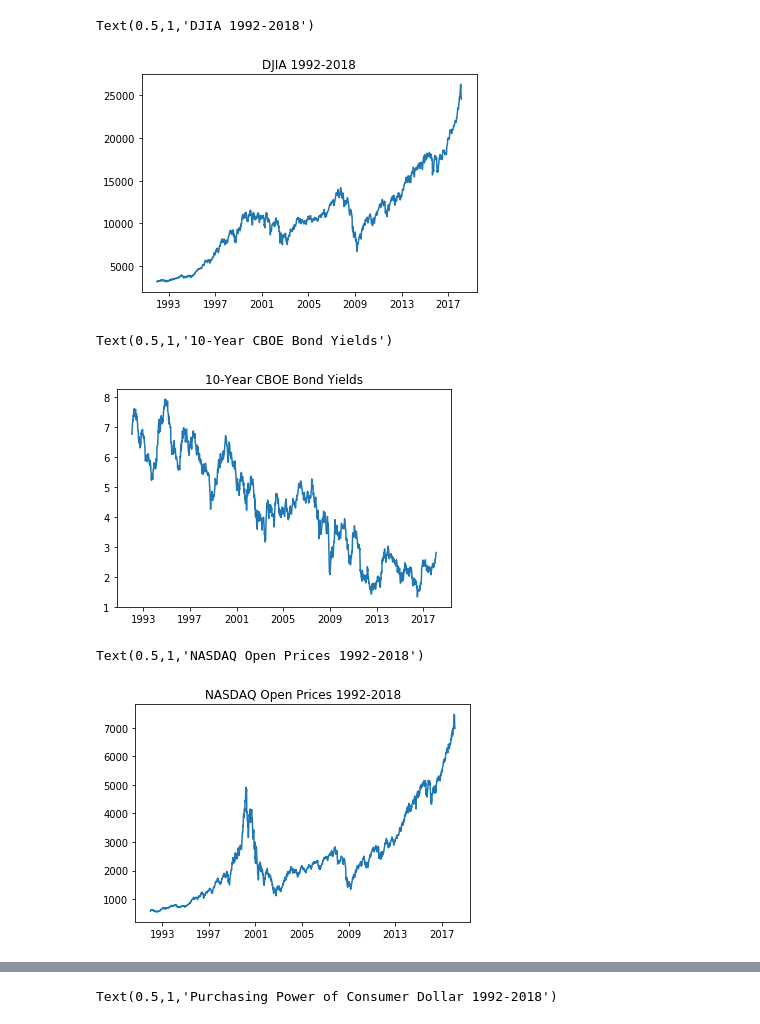
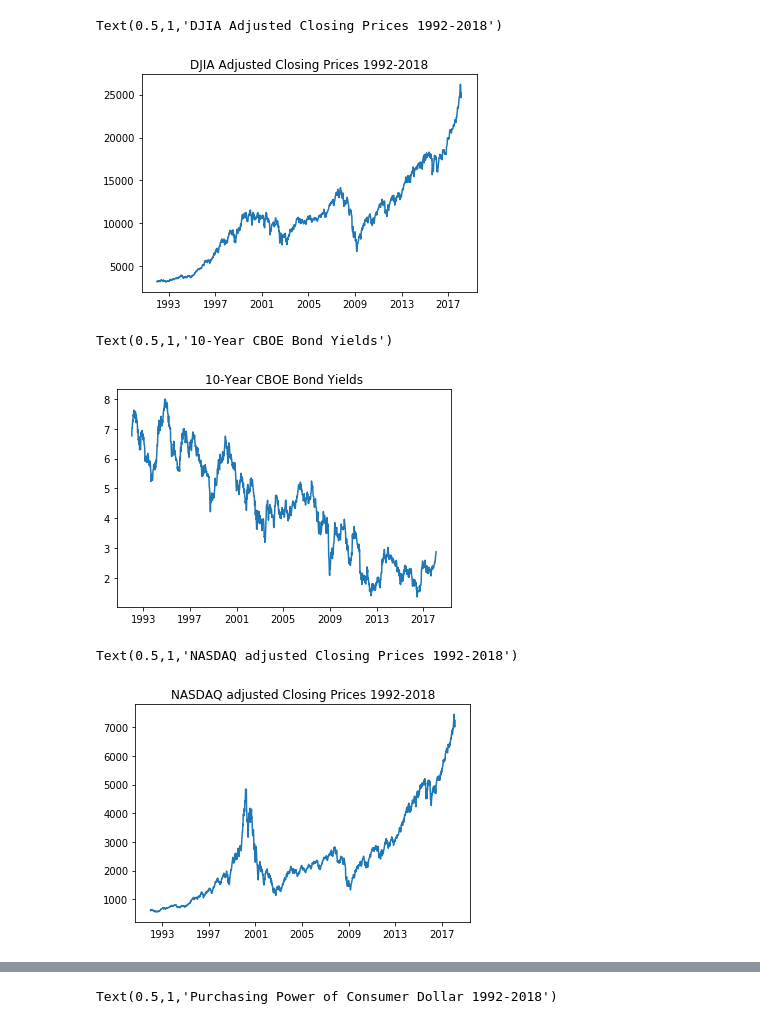
Before and after one commit to cyu1221/CS506, a Jupyter notebook: data/economic_data/Financial_Graphsbook.ipynb, the cells around one changed output, grey strips where cells are left out. Drawn from its saved outputs; the diff is of its cells as text; code cells hidden in the pictures.

```diff
--- a/data/economic_data/Financial_Graphsbook.ipynb
+++ b/data/economic_data/Financial_Graphsbook.ipynb
@@ -16,21 +17,21 @@ PP = pd.read_csv('CPI_PurchPower.csv', index_col=0, parse_dates=True, infer_date
 #Unemployment Rate bachelor+, 25+
 Unemp = pd.read_csv('Unemployment.csv', index_col=0, parse_dates=True, infer_datetime_format=True)
 # %%
-mpl.plot_date(DJI.index, DJI['Open'], '-')
-mpl.title('DJIA Open Prices 1992-2018')
+mpl.plot_date(DJI.index, DJI["Adj Close"], '-')
+mpl.title('DJIA Adjusted Closing Prices 1992-2018')
 # %% [output]
-Text(0.5,1,'DJIA 1992-2018')
+Text(0.5,1,'DJIA Adjusted Closing Prices 1992-2018')
-[figure, old version]
+[figure, new version]
 # %%
-mpl.plot_date(TNX.index, TNX['Open'], '-')  #Bond yields inversely correlated to price
+mpl.plot_date(TNX.index, TNX["Adj Close"], '-')  #Bond yields inversely correlated to price
 mpl.title('10-Year CBOE Bond Yields')
 # %% [output]
 Text(0.5,1,'10-Year CBOE Bond Yields')
-[figure, old version]
+[figure, new version]
 # %%
-mpl.plot_date(NSD.index, NSD['Open'], '-')
-mpl.title('NASDAQ Open Prices 1992-2018')
+mpl.plot_date(NSD.index, NSD["Adj Close"], '-')
+mpl.title('NASDAQ adjusted Closing Prices 1992-2018')
 # %% [output]
-Text(0.5,1,'NASDAQ Open Prices 1992-2018')
+Text(0.5,1,'NASDAQ adjusted Closing Prices 1992-2018')
-[figure, old version]
+[figure, new version]
 # %%
```
Also changed, not shown: parts of 15 cells of this notebook, 6 other files.
